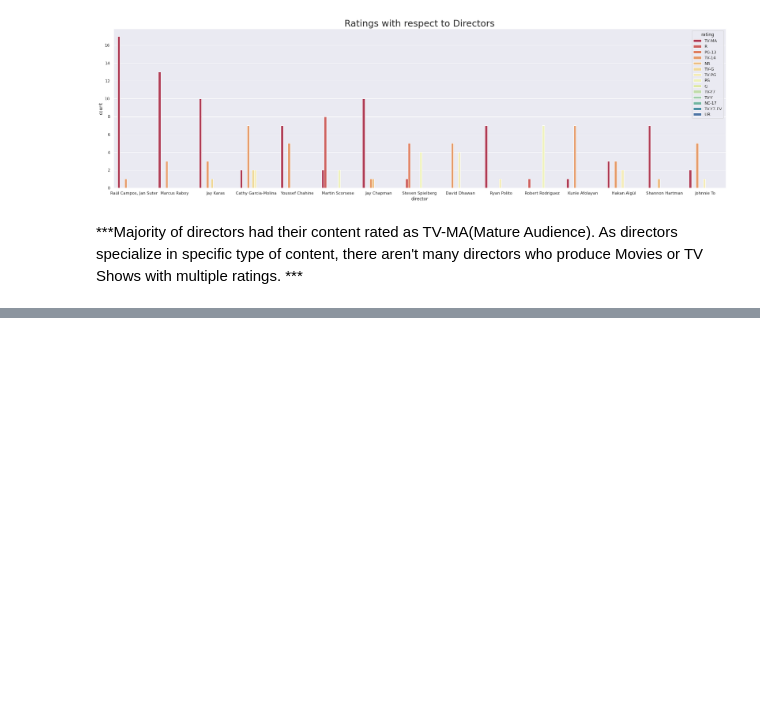
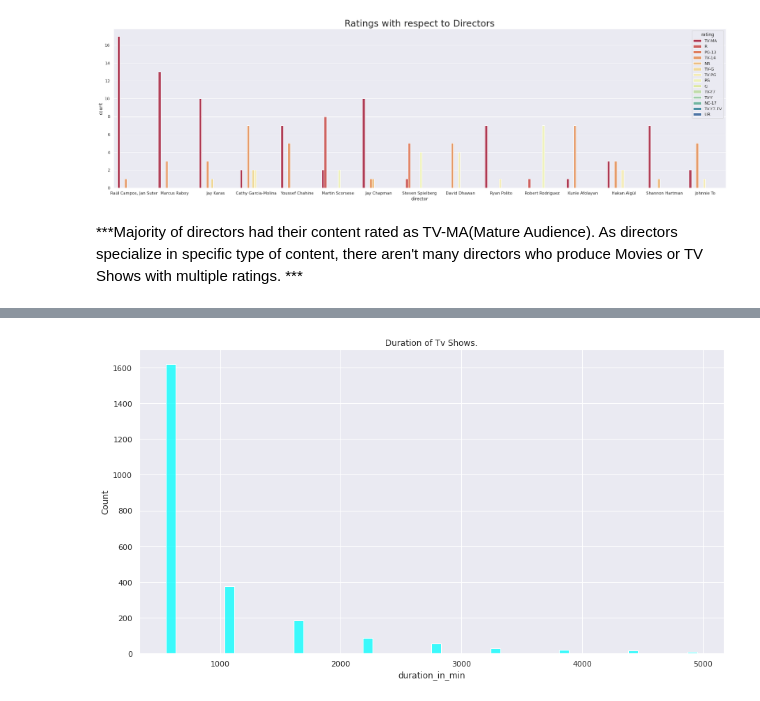
Before and after one commit to ZeeshanAhmed95/Capstone-NLP-NETFLIX-MOVIES-AND-TV-SHOWS-CLUSTERING, a Jupyter notebook: NETFLIX_MOVIES_AND_TV_SHOWS_CLUSTERING.ipynb, the cells around one changed output, grey strips where cells are left out. Saved outputs shown, nothing was run; the diff lists cells and outputs as text; code cells hidden in the pictures; blank space fills up the shorter version.

```diff
--- a/NETFLIX_MOVIES_AND_TV_SHOWS_CLUSTERING.ipynb
+++ b/NETFLIX_MOVIES_AND_TV_SHOWS_CLUSTERING.ipynb
@@ -447,0 +530,16 @@ Text(0.5, 1.0, 'Ratings with respect to Directors')
+# %%
+
+tv_shows = df1[df1['type'] == 'TV Show']
+movies = df1[df1['type'] == 'Movie']
+# %%
+duration_tv_shows = tv_shows['duration_in_min'].reset_index()
+duration_movies = movies['duration_in_min'].reset_index()
+# %%
+
+plt.figure(figsize=(15,8))
+sns.set(style="darkgrid")
+sns.histplot(data=duration_tv_shows['duration_in_min'], color= 'Cyan')
+plt.title('Duration of Tv Shows.')
+plt.show()
+# %% [output]
+[figure, added]
```
Also changed, not shown: parts of 38 cells of this notebook.
